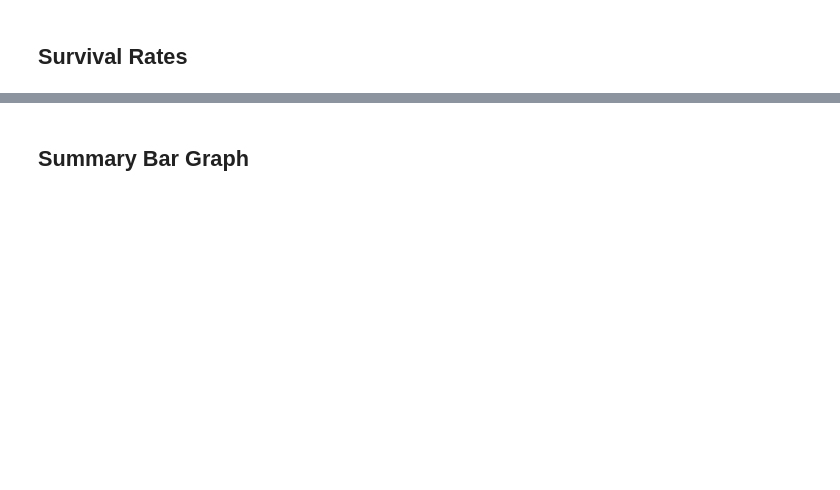
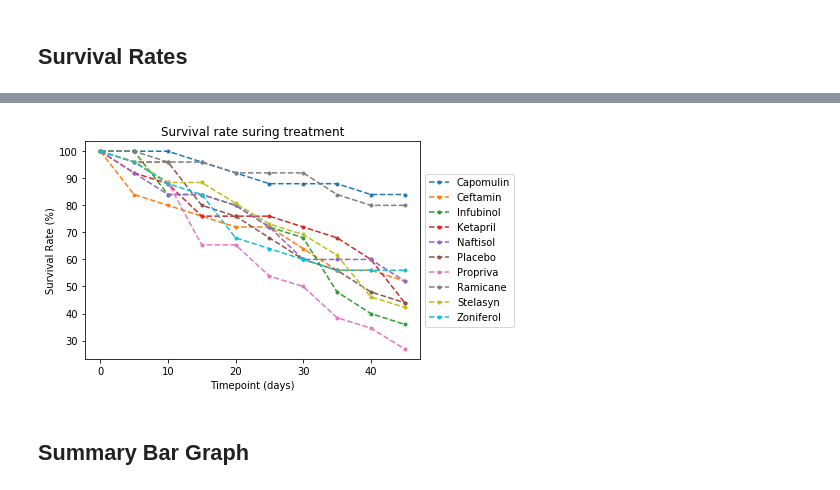
Before and after one commit to komalac/Matplotlib, a Jupyter notebook: Pymaceuticals/pymaceuticals_starter.ipynb, the cells around one changed output, grey strips where cells are left out. Saved outputs shown, nothing was run; the diff lists cells and outputs as text; code cells hidden in the pictures; blank space fills up the shorter version.

```diff
--- a/Pymaceuticals/pymaceuticals_starter.ipynb
+++ b/Pymaceuticals/pymaceuticals_starter.ipynb
@@ -176,7 +182,6 @@ MSsemPivoted_df
 ## Survival Rates
 # %%
 # Store the Count of Mice Grouped by Drug and Timepoint (W can pass any metric)
-
-# Convert to DataFrame
-
-# Preview DataFrame
+# Store the Mean Met. Site Data Grouped by Drug and Timepoint
+SurvivalRate_df = pd.DataFrame(mouse_clinicaltrail_df.groupby(["Drug","Timepoint"])["Mouse ID"].count())
+SurvivalRate_df.head()
@@ -183,4 +196,6 @@ MSsemPivoted_df
 # %%
 # Minor Data Munging to Re-Format the Data Frames
-
+SRtrans = SurvivalRate_df.pivot_table(columns='Drug', index='Timepoint', values='Mouse ID')
+SRPivoted_df = pd.DataFrame(SRtrans)
+SRPivoted_df
 # Preview the Data Frame
@@ -193,0 +215,4 @@ plt.show()
+# %%
+
+SRPivotedPer_df = (SRPivoted_df/SRPivoted_df.max()*100)
+SRPivotedPer_df
@@ -194,3 +232,15 @@ plt.show()
+# %%
+# Generate the Plot (Accounting for percentages)
+for i in cols:
+    plt.plot(SRPivotedPer_df.index,SRPivotedPer_df[i],linestyle="dashed",marker='.')
+
+plt.title('Survival rate suring treatment')
+plt.xlabel("Timepoint (days)")
+plt.ylabel("Survival Rate (%)")
+plt.legend(cols, loc='center left',bbox_to_anchor=(1, .5))
+plt.savefig("Survival rates.jpg",bbox_inches = "tight")
+# %% [output]
+[figure, added]
 # %% [markdown]
 ## Summary Bar Graph
 # %%
```
Also changed, not shown: parts of 6 cells of this notebook, 2 other files.
